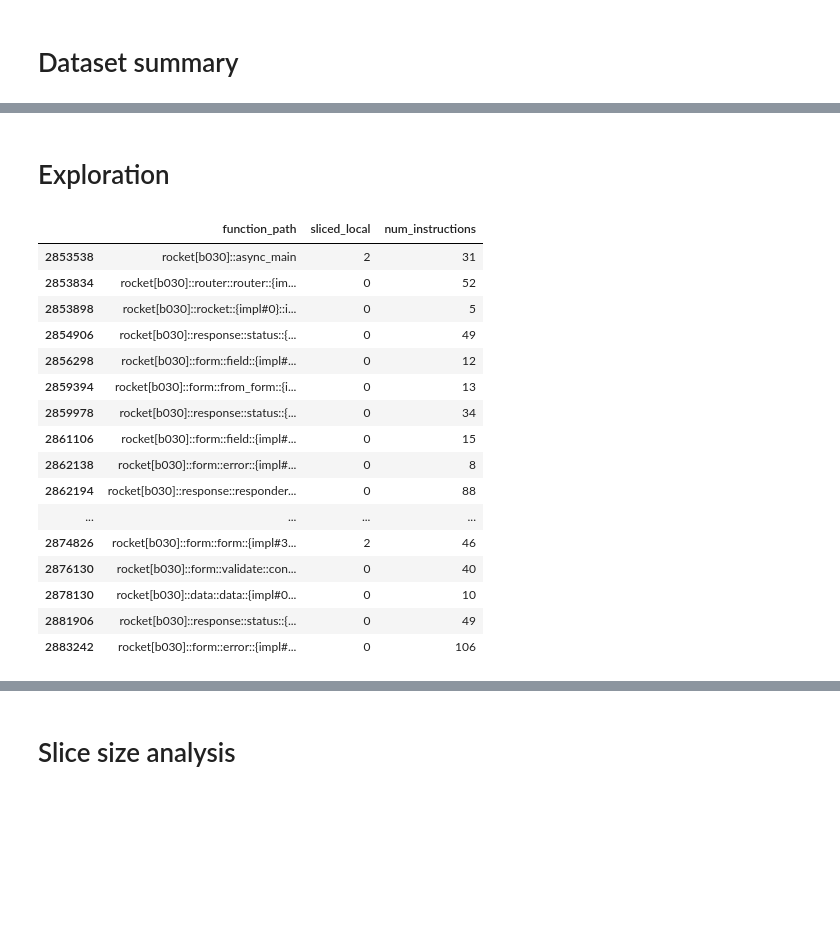
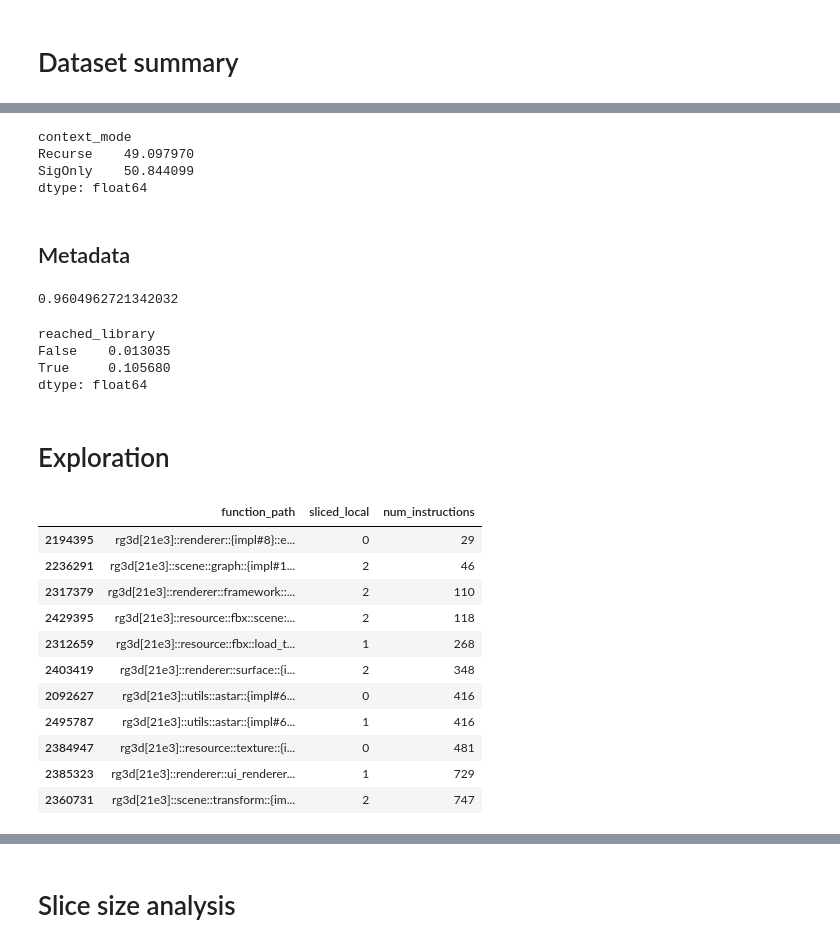
Before and after one commit to willcrichton/flowistry-icse-experiments, a Jupyter notebook: notebooks/analysis.ipynb, the cells around one changed output, grey strips where cells are left out. Saved outputs shown, nothing was run; the diff lists cells and outputs as text; code cells hidden in the pictures; blank space fills up the shorter version.

```diff
--- a/notebooks/analysis.ipynb
+++ b/notebooks/analysis.ipynb
@@ -29,7 +25,7 @@ CATEGORIES = {
     'mutability_mode': Category(["DistinguishMut", "IgnoreMut"]),
     'context_mode': Category(["Recurse", "SigOnly"]),
     'pointer_mode': Category(["Conservative", "Precise"]),
-    'crate': Category(CRATES)
+    'crate': Category(sorted(CRATES))
 }
 
 def parse_data(path):
@@ -73,4 +69,21 @@ len(df)/8
 # %%
 df['ins_rel_frac_log'] = np.log(df.instructions_relative_frac)
+# %%
+def cond(df, m=None, c=None, p=None):
+    if m is not None:
+        df = df[df.mutability_mode == m]
+    if c is not None:
+        df = df[df.context_mode == c]
+    if p is not None:
+        df = df[df.pointer_mode == p]
+    return df
+
+modular_cond = cond(df, c='SigOnly', m='DistinguishMut', p='Precise')
+modular_metric = modular_cond.instructions_relative_frac
+mutblind_cond = cond(df, c='SigOnly', m='IgnoreMut', p='Precise')
+mutblind_metric = mutblind_cond.instructions_relative_base_frac
+refblind_cond = cond(df, c='SigOnly', m='DistinguishMut', p='Conservative')
+refblind_metric = refblind_cond.instructions_relative_base_frac
+whole_cond = cond(df, c='Recurse', m='DistinguishMut', p='Precise')
 # %%
 df2 = cond(df, m='DistinguishMut', c='Recurse', p='Precise')
@@ -139,25 +276,39 @@ len(df_big) / len(df)
+# %%
+durations.groupby('context_mode').max()
+# %% [output]
+context_mode
+Recurse    49.097970
+SigOnly    50.844099
+dtype: float64
+# %% [markdown]
+## Metadata
+# %%
+len(modular_cond[modular_cond.reached_library]) / len(modular_cond)
+# %% [output]
+0.9604962721342032
+# %%
+modular_cond.groupby('reached_library').apply(lambda df: len(df[df.ins_rel_nonzero]) / len(df))
+# %% [output]
+reached_library
+False    0.013035
+True     0.105680
+dtype: float64
 # %% [markdown]
 # Exploration
 # %%
-df2 = cond(df, c='SigOnly', m='DistinguishMut', p='Precise')
-nz = df2[(df2.instructions_relative_frac > 0) & (df2.sliced_local < 3) & (df2.crate == 'Rocket')]
-nz[20:40][['function_path', 'sliced_local', 'num_instructions']]
-# nz.sort_values('instructions_relative_frac', ascending=False)
+nz = refblind_cond[(refblind_cond.instructions_relative_base_frac > 0) & \
+                       (refblind_cond.sliced_local < 3) & (refblind_cond.crate == 'rg3d')]
+nz.sort_values('num_instructions', ascending=True)[:20][['function_path', 'sliced_local', 'num_instructions']]
 # %% [output]
 |  | function_path | sliced_local | num_instructions |
-| 2853538 | rocket[b030]::async_main | 2 | 31 |
-| 2853834 | rocket[b030]::router::router::{im... | 0 | 52 |
-| 2853898 | rocket[b030]::rocket::{impl#0}::i... | 0 | 5 |
-| 2854906 | rocket[b030]::response::status::{... | 0 | 49 |
-| 2856298 | rocket[b030]::form::field::{impl#... | 0 | 12 |
-| 2859394 | rocket[b030]::form::from_form::{i... | 0 | 13 |
-| 2859978 | rocket[b030]::response::status::{... | 0 | 34 |
-| 2861106 | rocket[b030]::form::field::{impl#... | 0 | 15 |
-| 2862138 | rocket[b030]::form::error::{impl#... | 0 | 8 |
-| 2862194 | rocket[b030]::response::responder... | 0 | 88 |
-| ... | ... | ... | ... |
-| 2874826 | rocket[b030]::form::form::{impl#3... | 2 | 46 |
-| 2876130 | rocket[b030]::form::validate::con... | 0 | 40 |
-| 2878130 | rocket[b030]::data::data::{impl#0... | 0 | 10 |
-| 2881906 | rocket[b030]::response::status::{... | 0 | 49 |
-| 2883242 | rocket[b030]::form::error::{impl#... | 0 | 106 |
+| 2194395 | rg3d[21e3]::renderer::{impl#8}::e... | 0 | 29 |
+| 2236291 | rg3d[21e3]::scene::graph::{impl#1... | 2 | 46 |
+| 2317379 | rg3d[21e3]::renderer::framework::... | 2 | 110 |
+| 2429395 | rg3d[21e3]::resource::fbx::scene:... | 2 | 118 |
+| 2312659 | rg3d[21e3]::resource::fbx::load_t... | 1 | 268 |
+| 2403419 | rg3d[21e3]::renderer::surface::{i... | 2 | 348 |
+| 2092627 | rg3d[21e3]::utils::astar::{impl#6... | 0 | 416 |
+| 2495787 | rg3d[21e3]::utils::astar::{impl#6... | 1 | 416 |
+| 2384947 | rg3d[21e3]::resource::texture::{i... | 0 | 481 |
+| 2385323 | rg3d[21e3]::renderer::ui_renderer... | 1 | 729 |
+| 2360731 | rg3d[21e3]::scene::transform::{im... | 2 | 747 |
```
Also changed, not shown: parts of 47 cells of this notebook, 12 other files.
